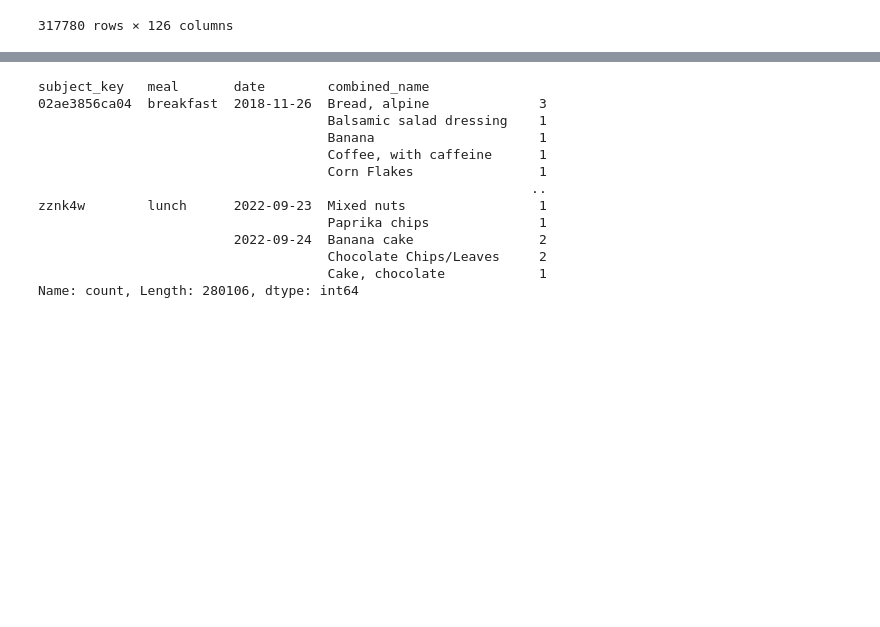
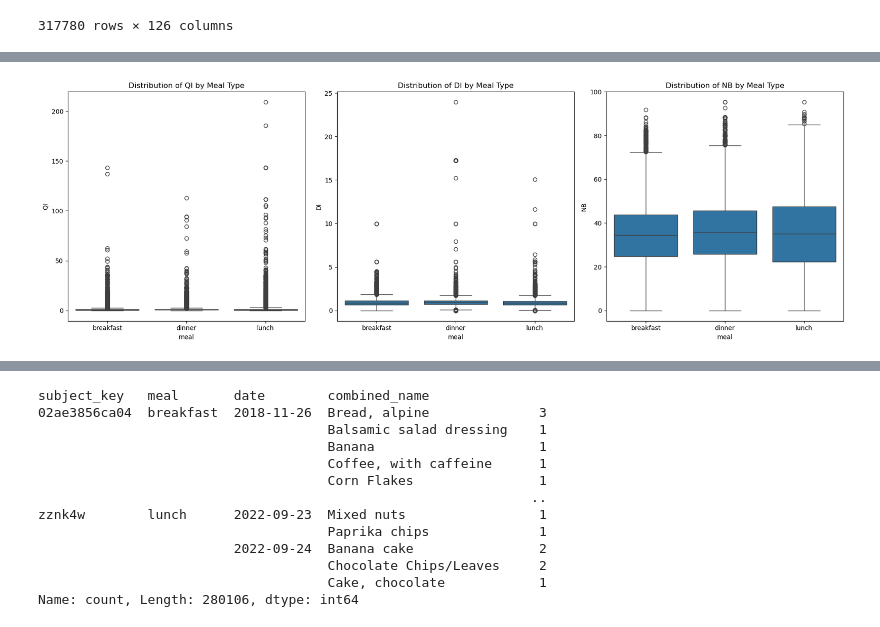
Before and after one commit to sskyxx/Bachelor-Project, a Jupyter notebook: Nutrient_metric.ipynb, the cells around one changed output, grey strips where cells are left out. Drawn from its saved outputs; the diff is of its cells as text; code cells hidden in the pictures; blank space fills up the shorter version.

```diff
--- a/Nutrient_metric.ipynb
+++ b/Nutrient_metric.ipynb
@@ -603,0 +642,24 @@ df_food_scaled
+# %%
+
+
+def weighted_mean(values, weights):
+    if weights.sum() != 0:
+        return (values * weights).sum() / weights.sum()
+    else:
+        return np.nan
+
+def aggregate_meal(group):
+
+    total_energy = group['energy_kcal_eaten'].sum()
+    qi = weighted_mean(group['QI'], group['energy_kcal_eaten'])
+    di = weighted_mean(group['DI'], group['energy_kcal_eaten'])
+    nb = weighted_mean(group['NB'], group['energy_kcal_eaten'])
+
+    return pd.Series({
+        'total_energy': total_energy,
+        'QI': qi,
+        'DI': di,
+        'NB': nb
+    })
+# %%
+meal_summary_weighted = df_food_scaled.groupby(['subject_key', 'date', 'meal']).apply(aggregate_meal).reset_index()
@@ -603,0 +858,17 @@ df_food_scaled
+# %%
+fig, axes = plt.subplots(ncols=3, figsize=(18, 6), sharey=False)
+
+
+sns.boxplot(x='meal', y='QI', data=meal_summary_weighted, ax=axes[0])
+axes[0].set_title('Distribution of QI by Meal Type')
+
+sns.boxplot(x='meal', y='DI', data=meal_summary_weighted, ax=axes[1])
+axes[1].set_title('Distribution of DI by Meal Type')
+
+sns.boxplot(x='meal', y='NB', data=meal_summary_weighted, ax=axes[2])
+axes[2].set_title('Distribution of NB by Meal Type')
+
+plt.tight_layout()
+plt.show()
+# %% [output]
+[figure, added]
```
Also changed, not shown: parts of 36 cells of this notebook.
